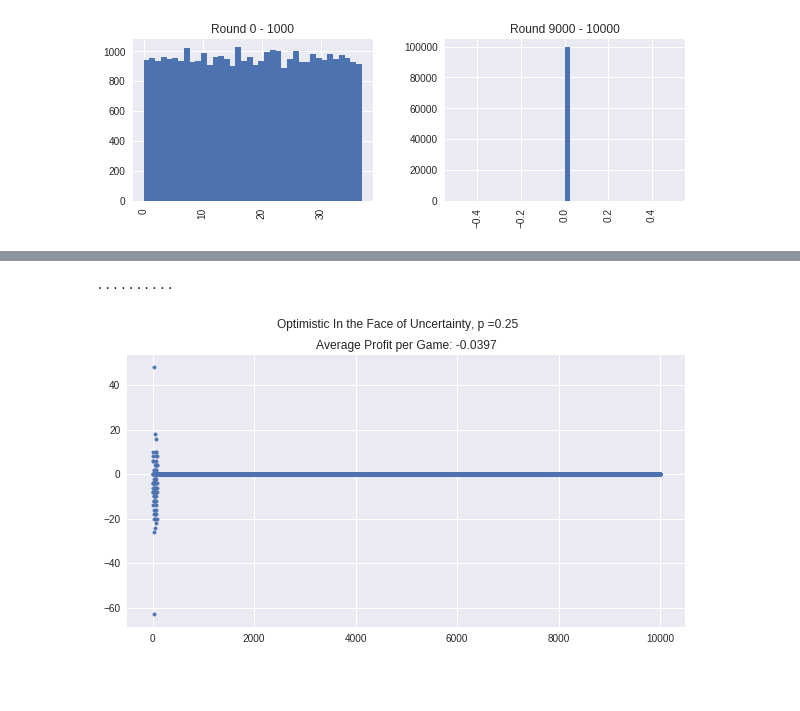
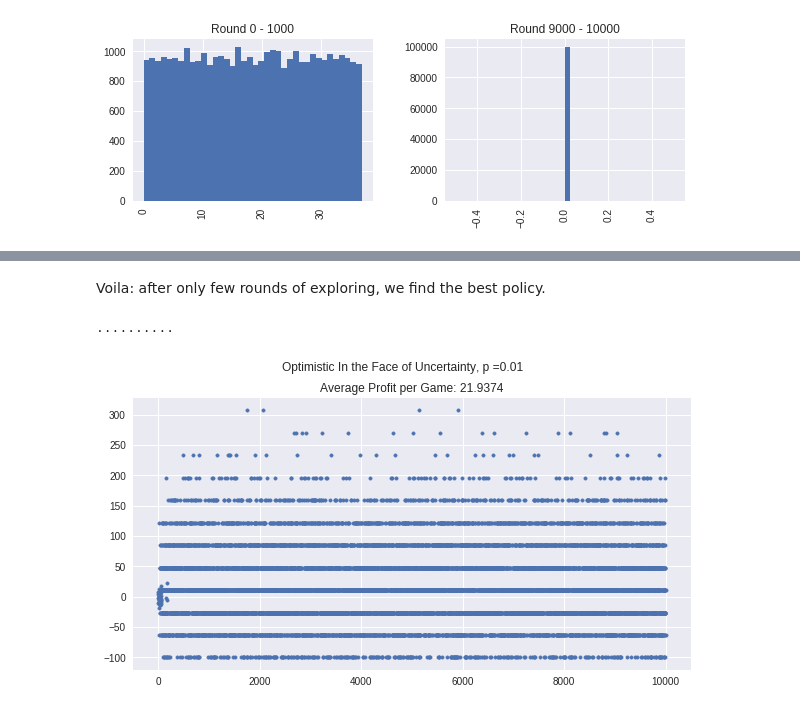
Before and after one commit to kk1694/rl_course, a Jupyter notebook: rl_notes_3.ipynb, the cells around one changed output, grey strips where cells are left out. Cells and saved outputs as stored; diff of their text form; code cells hidden in the pictures; blank space fills up the shorter version.

```diff
--- a/rl_notes_3.ipynb
+++ b/rl_notes_3.ipynb
@@ -111,3 +109,7 @@ SIMS = 10000
+# %%
+ENV = CheatingRoulette()
+GAMMA = 0.5  # Low discount factor, as I want to emphasize the immediate rewards.
+SIMS = 10000 # Number of simulations
 # %% [markdown]
 ## The Policies
 
@@ -141,6 +143,7 @@ class Policy(object):
         self.state, self.reward, self.done, _ = self.env.step(self.action)
         self.current_total += self.reward
         self.states_actions_rewards.append((self.old_state, self.action, self.reward))
+        self.callOnActionEnd()
 
     def playGame(self):
         '''Plays roulette for 100 rounds. This will be considered 1 game.'''
@@ -175,7 +178,7 @@ class Policy(object):
         # I initialize Q to be random small numbers, as opposed to 0.
         # The reason: Otherwise the argmax function always takes the smallest, giving
         # 0 an unfair edge in the beginning.
-        self.Q = np.random.rand(self.nS, self.nA)
+        self.Q = 2*np.random.rand(self.nS, self.nA) - 1  # Between -1 and 1
         self.Q[0, 37] = 0  # The value for leaving the game is known to be 0.
         for s in range(self.nS):
             for a in range(self.nA):
@@ -199,6 +202,10 @@ class Policy(object):
         Usually related to updating strategy.'''
         pass
 
+    def callOnActionEnd(self):
+        '''Optional function that is executed at the end of each action step.'''
+        pass
+
     def getStateActionReturns(self):
         '''Calculates the state_action_returns for a single game.'''
         G = 0
@@ -213,7 +220,7 @@ class Policy(object):
         seen_state_action_pairs = set()
         for state, action, G in self.states_actions_returns:
             sa = (state, action)
-            if ~self.first_visit | (sa not in seen_state_action_pairs):
+            if not self.first_visit or (sa not in seen_state_action_pairs):
                 self.returns[sa].append(G)
                 seen_state_action_pairs.add(sa)
 
@@ -479,9 +572,11 @@ class optUnc(Policy):
 
     def callOnEnd(self):
         self.updateH()
+# %% [markdown]
+Voila: after only few rounds of exploring, we find the best policy.
 # %%
-pol = optUnc(p = 0.25)
-getResults(pol, 'Optimistic In the Face of Uncertainty, p =0.25')
+pol = optUnc(p = 0.01)
+getResults(pol, 'Optimistic In the Face of Uncertainty, p =0.01')
 # %% [output]
 ..........
-[figure, old version]
+[figure, new version]
```
Also changed, not shown: parts of 53 cells of this notebook.
